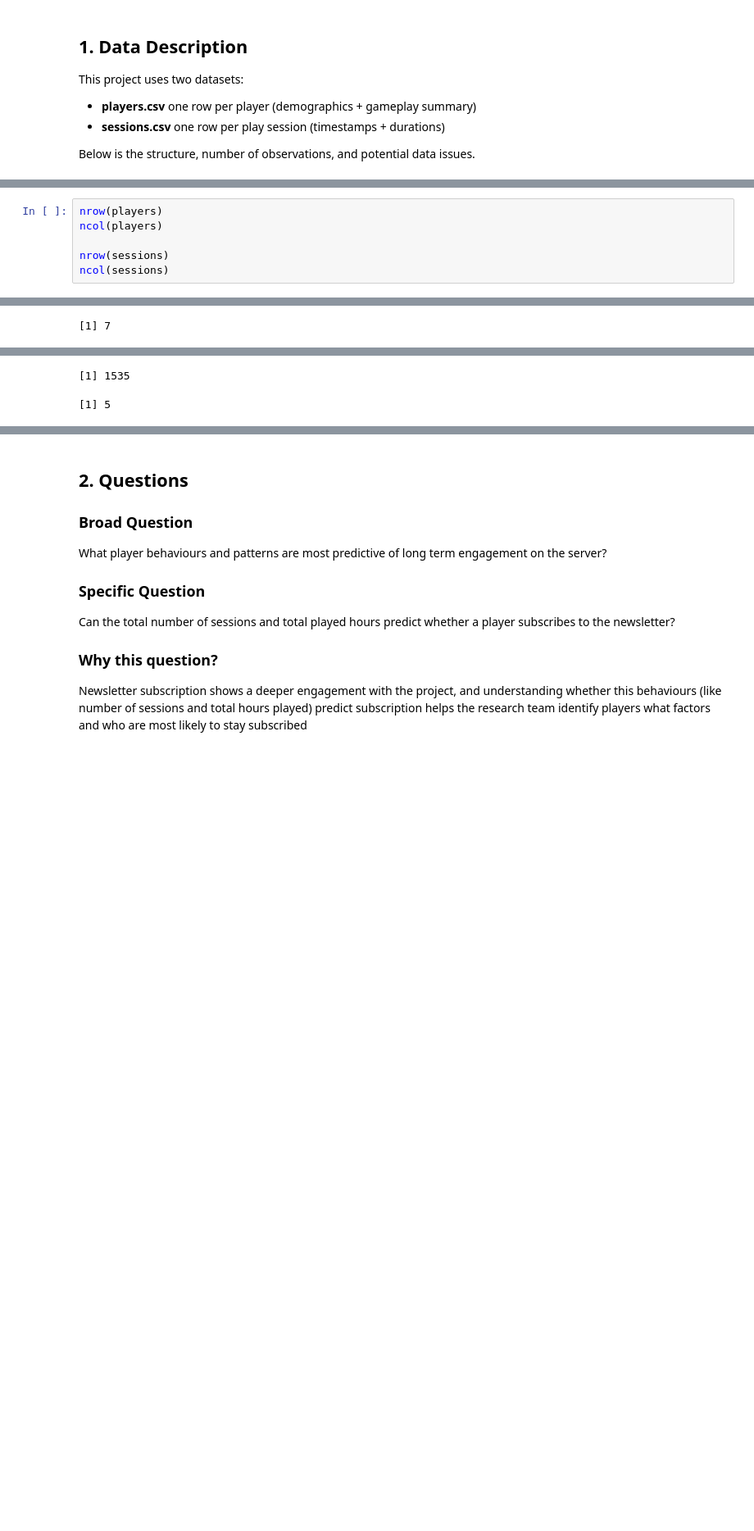
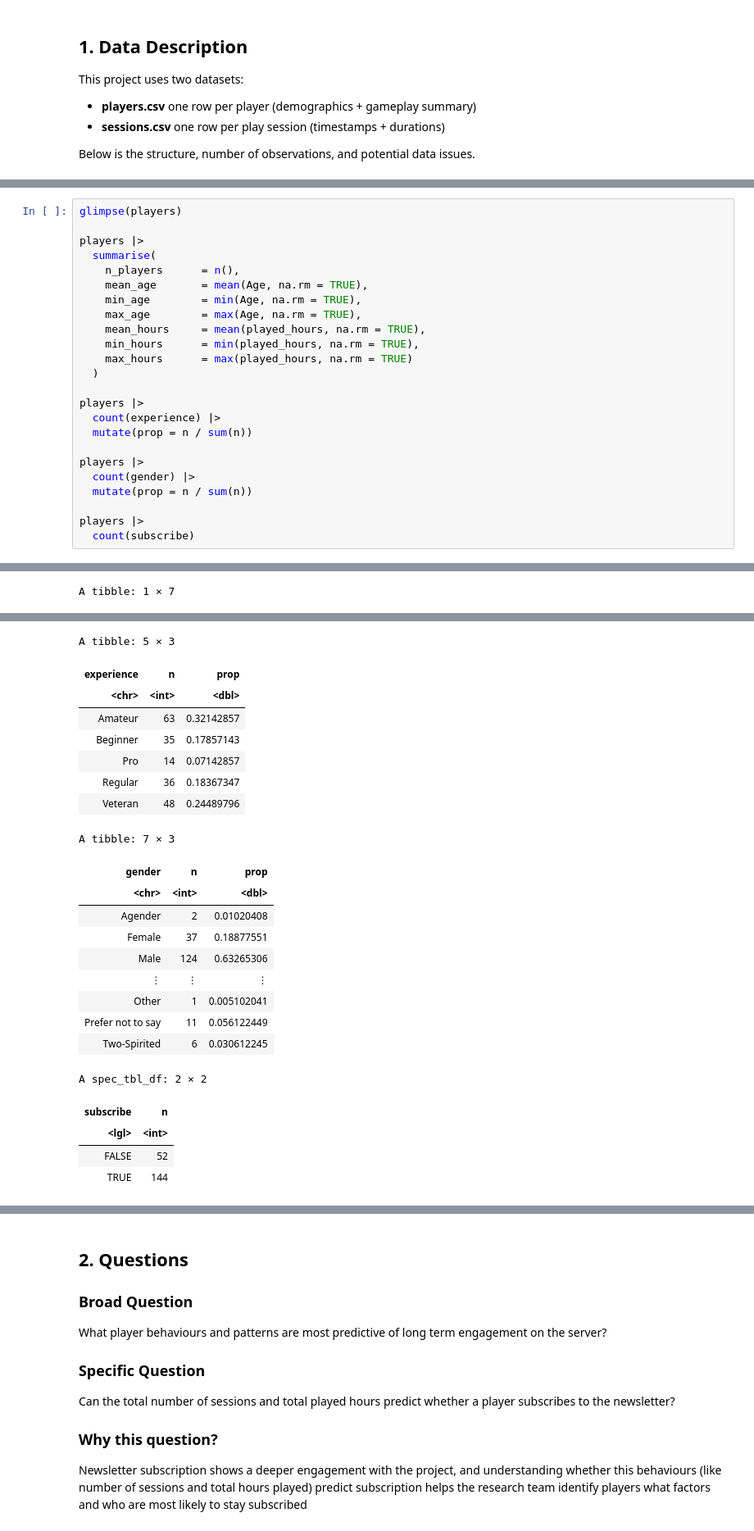
Before and after one commit to daniel-zouli/Dsci-100-Final-Project-Report, a Jupyter notebook: Dsci 100 Final Project Report.ipynb, the cells around one changed output, grey strips where cells are left out. Shown at 82% size. Saved outputs shown, nothing was run; the diff lists cells and outputs as text; blank space fills up the shorter version.

```diff
--- a/Dsci 100 Final Project Report.ipynb
+++ b/Dsci 100 Final Project Report.ipynb
@@ -46,7 +53,25 @@ A data.frame: 10 × 5
 # %%
-nrow(players)
-ncol(players)
+glimpse(players)
 
-nrow(sessions)
-ncol(sessions)
+players |>
+  summarise(
+    n_players      = n(),
+    mean_age       = mean(Age, na.rm = TRUE),
+    min_age        = min(Age, na.rm = TRUE),
+    max_age        = max(Age, na.rm = TRUE),
+    mean_hours     = mean(played_hours, na.rm = TRUE),
+    min_hours      = min(played_hours, na.rm = TRUE),
+    max_hours      = max(played_hours, na.rm = TRUE)
+  )
+
+players |>
+  count(experience) |>
+  mutate(prop = n / sum(n))
+
+players |>
+  count(gender) |>
+  mutate(prop = n / sum(n))
+
+players |>
+  count(subscribe)
 # %% [output]
@@ -54 +87 @@ ncol(sessions)
-[1] 7
+A tibble: 1 × 7
@@ -55,3 +91,24 @@ ncol(sessions)
-[1] 1535
+A tibble: 5 × 3
+| experience | n | prop |
+| <chr> | <int> | <dbl> |
+| Amateur | 63 | 0.32142857 |
+| Beginner | 35 | 0.17857143 |
+| Pro | 14 | 0.07142857 |
+| Regular | 36 | 0.18367347 |
+| Veteran | 48 | 0.24489796 |
-[1] 5
+A tibble: 7 × 3
+| gender | n | prop |
+| <chr> | <int> | <dbl> |
+| Agender | 2 | 0.01020408 |
+| Female | 37 | 0.18877551 |
+| Male | 124 | 0.63265306 |
+| ⋮ | ⋮ | ⋮ |
+| Other | 1 | 0.005102041 |
+| Prefer not to say | 11 | 0.056122449 |
+| Two-Spirited | 6 | 0.030612245 |
+A spec_tbl_df: 2 × 2
+| subscribe | n |
+| <lgl> | <int> |
+| FALSE | 52 |
+| TRUE | 144 |
 # %%
```
Also changed, not shown: parts of 7 cells of this notebook.
